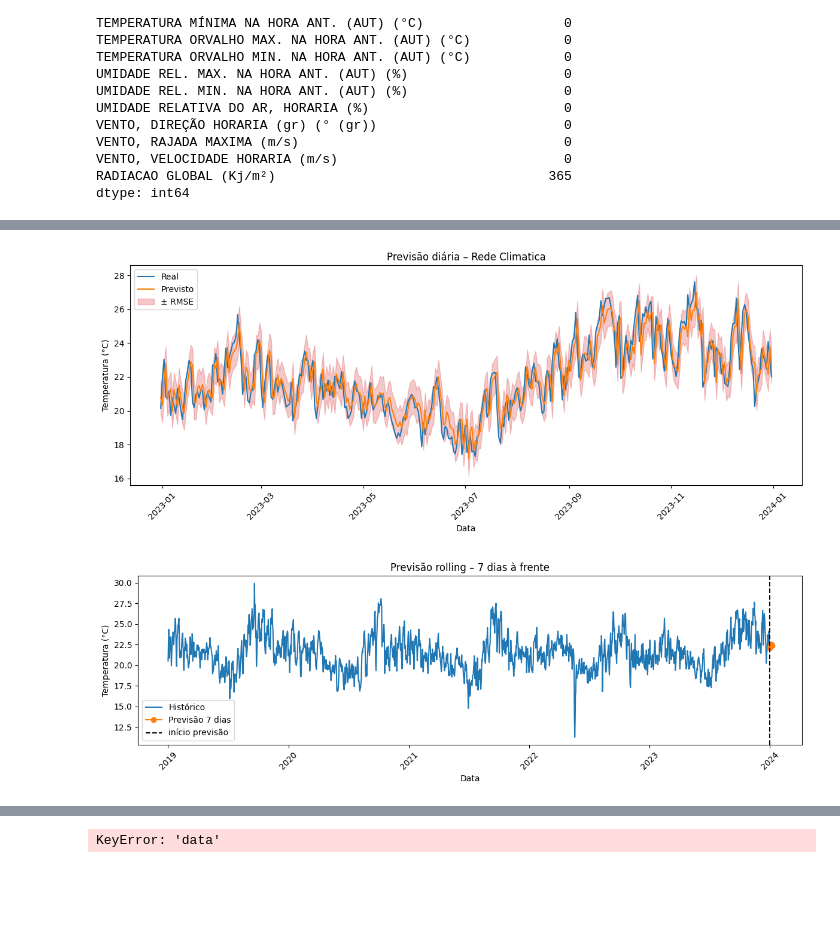
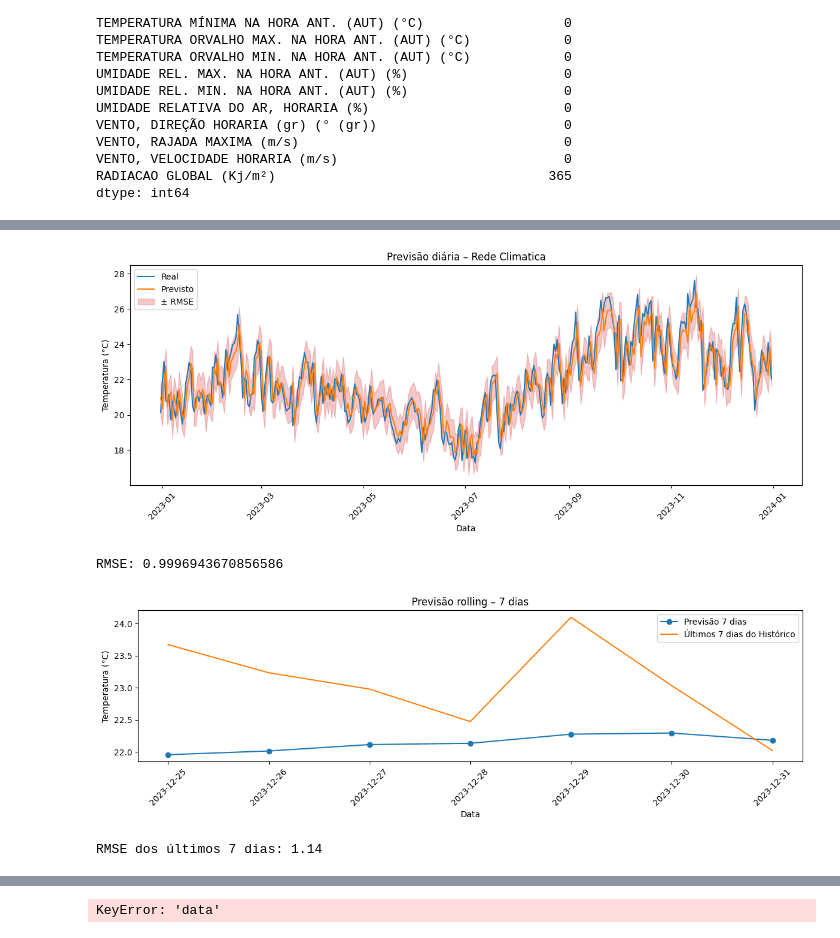
Before and after one commit to juliababa/TCC, a Jupyter notebook: neuralnetwork.ipynb, the cells around one changed output, grey strips where cells are left out. Cells and saved outputs as stored; diff of their text form; code cells hidden in the pictures; blank space fills up the shorter version.

```diff
--- a/neuralnetwork.ipynb
+++ b/neuralnetwork.ipynb
@@ -307,6 +307,8 @@ from torch.utils.data import DataLoader, TensorDataset
 from sklearn.preprocessing import MinMaxScaler
 from sklearn.metrics import mean_squared_error
 import matplotlib.pyplot as plt
+import torch
+torch.manual_seed(1)
 
 DEVICE = "cuda" if torch.cuda.is_available() else "cpu"
 
@@ -435,13 +437,15 @@ plt.legend()
 plt.tight_layout()
 plt.show()
 
+print(f'RMSE: {rmse}')
+
 # ==============================================================
 # 8. FORECAST "ROLLING" — 7 DIAS À FRENTE
 # ==============================================================
 
 steps_ahead = 7                                  # ← agora apenas 7 dias
 lookback = serie_scaled[-N_PAST:].copy()
-future_dates = pd.date_range(df["data"].iloc[-1] + pd.Timedelta(days=1),
+future_dates = pd.date_range(df["data"].iloc[-steps_ahead-1] + pd.Timedelta(days=1),
                              periods=steps_ahead, freq="D")
 preds_scaled = []
 
@@ -455,11 +459,27 @@ with torch.no_grad():
 
 future_preds = scaler.inverse_transform(np.array(preds_scaled).reshape(-1,1)).flatten()
 
+# plt.figure(figsize=(12,4))
+# plt.plot(df["data"], df["temperatura"], label="Histórico")
+# plt.plot(future_dates, future_preds, "o-", label="Previsão 7 dias")
+# plt.axvline(df["data"].iloc[-1], color="k", ls="--", label="início previsão")
+# plt.title("Previsão rolling – 7 dias à frente")
+# plt.xlabel("Data"); plt.ylabel("Temperatura (°C)"); plt.legend()
+# plt.xticks(rotation=45); plt.tight_layout(); plt.show()
+
+
+
 plt.figure(figsize=(12,4))
-plt.plot(df["data"], df["temperatura"], label="Histórico")
 plt.plot(future_dates, future_preds, "o-", label="Previsão 7 dias")
-plt.axvline(df["data"].iloc[-1], color="k", ls="--", label="início previsão")
-plt.title("Previsão rolling – 7 dias à frente")
+plt.plot(df["data"].iloc[-7:], df["temperatura"].iloc[-7:], label="Últimos 7 dias do Histórico")
+plt.title("Previsão rolling – 7 dias")
 plt.xlabel("Data"); plt.ylabel("Temperatura (°C)"); plt.legend()
 plt.xticks(rotation=45); plt.tight_layout(); plt.show()
+
+# Valores reais
+y_true = df['temperatura'].iloc[-7:].values
+# Valores previstos
+y_pred = future_preds
+rmse = np.sqrt(mean_squared_error(y_true, y_pred))
+print(f"RMSE dos últimos 7 dias: {rmse:.2f}")
 # %% [output]
@@ -473,2 +493,4 @@ RMSE (janela 7 dias) = 1.005 °C
-[figure, old version]
+[figure, new version]
+RMSE: 0.9996943670856586
-[figure, old version]
+[figure, new version]
+RMSE dos últimos 7 dias: 1.14
```
Also changed, not shown: parts of 6 cells of this notebook, 1 other file.
